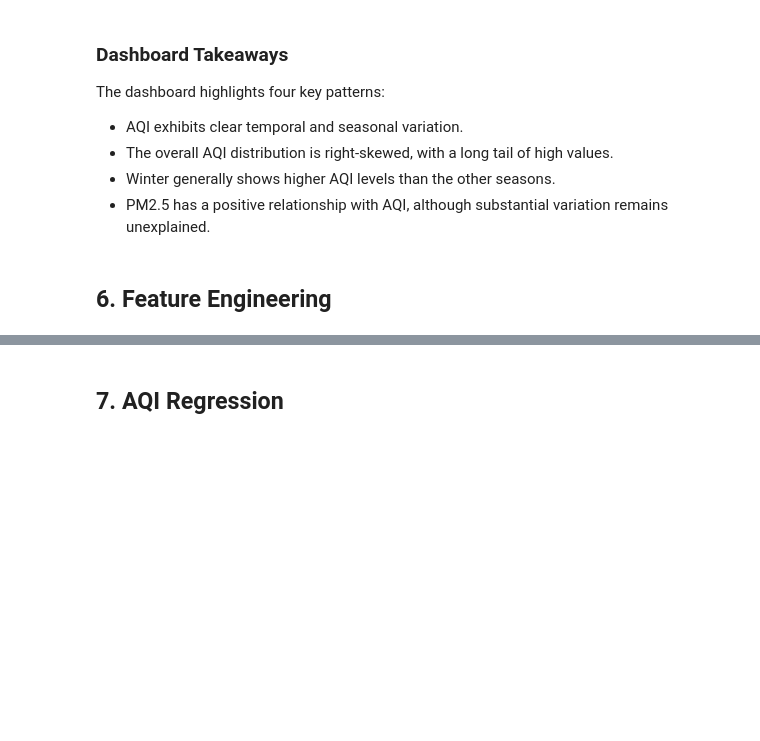
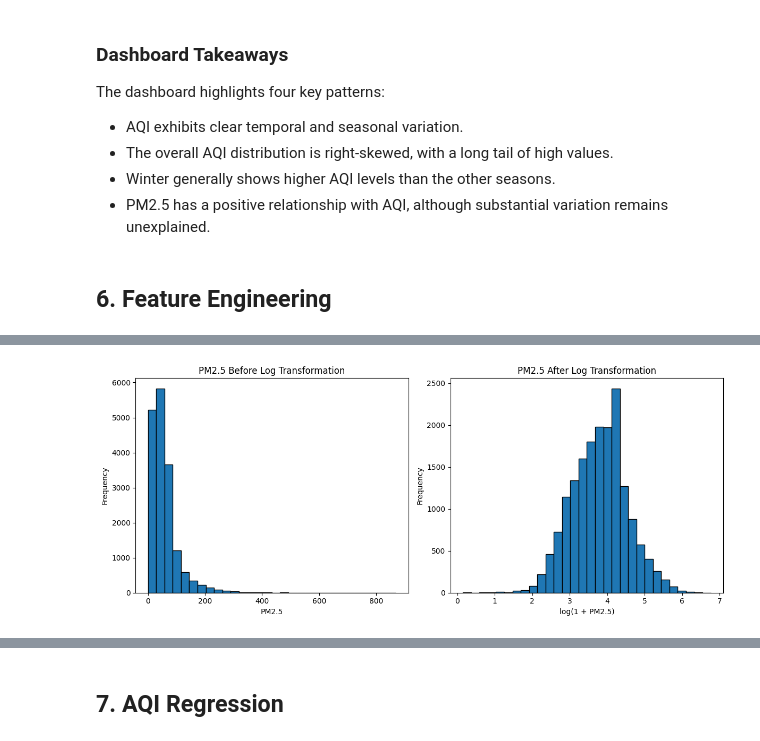
Before and after one commit to shefali-walia/india-air-quality-analysis, a Jupyter notebook: India_Air_Quality_Analysis.ipynb, the cells around one changed output, grey strips where cells are left out. Cells and saved outputs as stored; diff of their text form; code cells hidden in the pictures; blank space fills up the shorter version.

```diff
--- a/India_Air_Quality_Analysis.ipynb
+++ b/India_Air_Quality_Analysis.ipynb
@@ -544,0 +553,10 @@ The dashboard highlights four key patterns:
+# %%
+features = ['PM2.5', 'PM10', 'NO2', 'Season']
+target = 'AQI'
+
+
+df_model = df[features + [target]].copy()
+
+print("Shape:", df_model.shape)
+print("\nMissing values:")
+print(df_model.isnull().sum())
@@ -544,0 +573,5 @@ The dashboard highlights four key patterns:
+# %%
+df_model = df_model.dropna().copy()
+
+print("Shape after removing missing values:", df_model.shape)
+print("Remaining missing values:", df_model.isnull().sum().sum())
@@ -544,0 +595,21 @@ The dashboard highlights four key patterns:
+# %%
+import numpy as np
+
+df_model['PM2.5_log'] = np.log1p(df_model['PM2.5'])
+
+fig, axes = plt.subplots(1, 2, figsize=(12, 5))
+
+axes[0].hist(df_model['PM2.5'], bins=30, edgecolor='black')
+axes[0].set_title('PM2.5 Before Log Transformation')
+axes[0].set_xlabel('PM2.5')
+axes[0].set_ylabel('Frequency')
+
+axes[1].hist(df_model['PM2.5_log'], bins=30, edgecolor='black')
+axes[1].set_title('PM2.5 After Log Transformation')
+axes[1].set_xlabel('log(1 + PM2.5)')
+axes[1].set_ylabel('Frequency')
+
+plt.tight_layout()
+plt.show()
+# %% [output]
+[figure, added]
```
Also changed, not shown: parts of 23 cells of this notebook.
